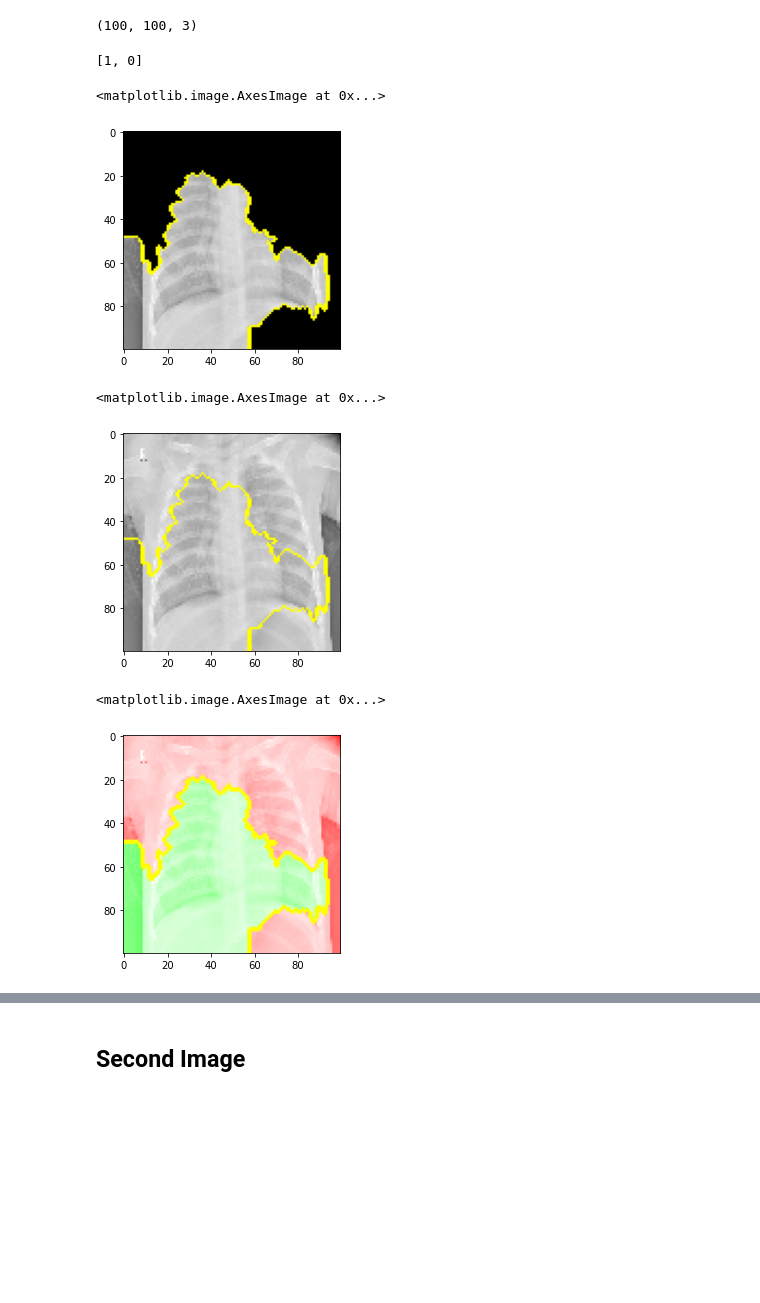
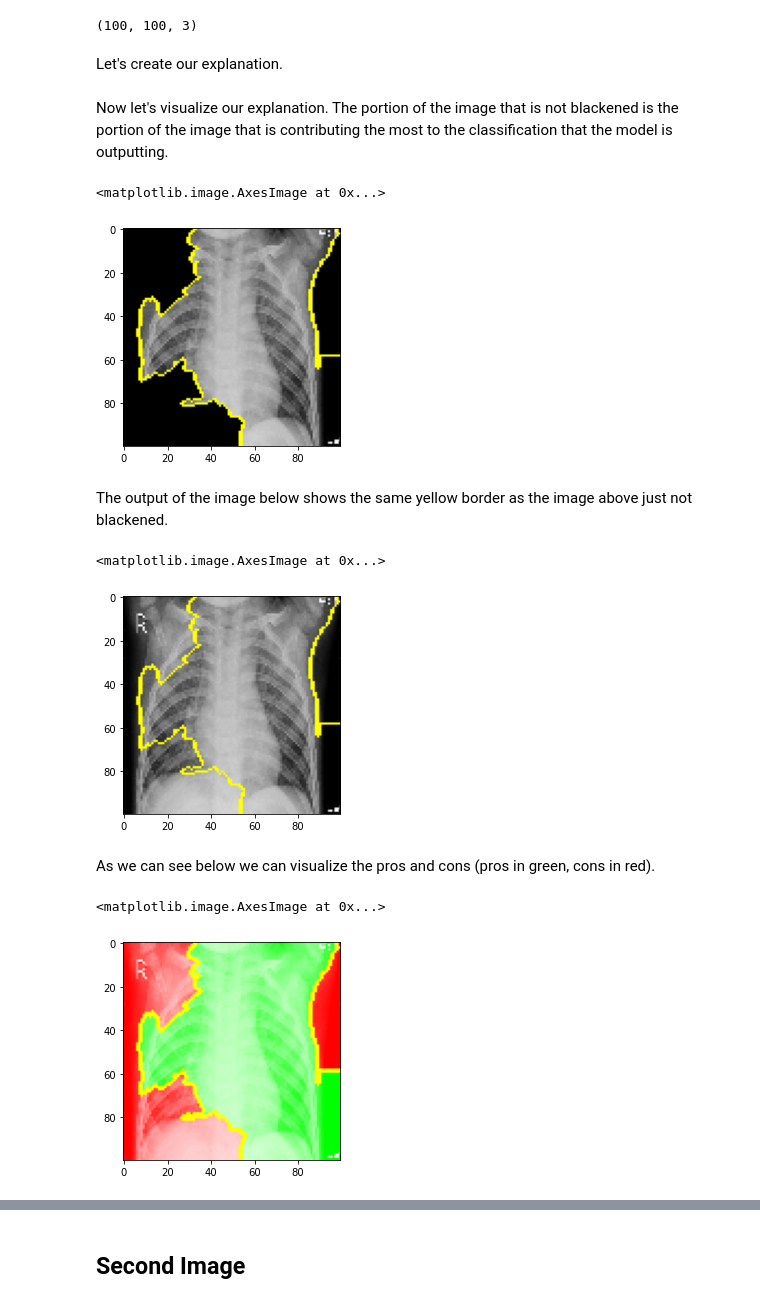
Before and after one commit to edgarbarr1/image-classification-neural-network, a Jupyter notebook: notebook/image-classification-notebook.ipynb, the cells around one changed output, grey strips where cells are left out. Saved outputs shown, nothing was run; the diff lists cells and outputs as text; code cells hidden in the pictures; blank space fills up the shorter version.

```diff
--- a/notebook/image-classification-notebook.ipynb
+++ b/notebook/image-classification-notebook.ipynb
@@ -442,10 +425,13 @@ visualize_training_results(history_model_2, 2)
 # %%
 model_3 = Sequential()
-model_3.add(Conv2D(128, kernel_size = 5, activation = 'relu', padding = 'same', input_shape = (100,100,3)))
-model_3.add(Dense(64, activation = 'tanh'))
+model_3.add(Conv2D(256, kernel_size = 5, activation = 'relu', padding = 'same', input_shape = (100,100,3)))
+model_3.add(Dense(128, activation = 'relu'))
 model_3.add(MaxPooling2D(4,4))
+model_3.add(Dropout(.20))
+model_3.add(Dense(64, activation='relu'))
 model_3.add(Flatten())
 model_3.add(Dense(32, activation = 'relu'))
+model_3.add(Dense(16, activation = 'relu'))
 model_3.add(Dense(16, activation = 'sigmoid'))
 model_3.add(Dense(2, activation = 'sigmoid'))
 # %%
@@ -474,10 +460,11 @@ _________________________________________________________________
 start = time.time()
 history_model_3 = model_3.fit(X_train,
                               y_train,
-                              batch_size= 32,
+                              batch_size= 64,
                               epochs = 10,
-                             validation_data = (X_test, y_test))
+                              validation_data = (X_test, y_test))
 
 end = time.time()
-print('Minutes: {}'.format((end-start)/60))
+print('------------------------------------------------')
+print('This model took {} minutes to train.'.format((end-start)/60))
 # %% [output]
@@ -657,5 +682,5 @@ recall_6: 87.98%
 # %%
-image_1 = X_train[0]
+image_1 = X_train[1]
 # %%
 print(image_1.shape)
 # %% [output]
@@ -684,10 +702,8 @@ image_1_expanded = np.expand_dims(image_1,axis=0)
 image_1_expanded[0].shape
 # %% [output]
 (100, 100, 3)
+# %% [markdown]
+Let's create our explanation.
 # %%
-explanation = explainer.explain_instance(image_1_expanded[0].astype('double'), model_4.predict,
-                                         top_labels=5, hide_color=0, num_samples = 100000)
+explanation = explainer.explain_instance(image_1_expanded[0].astype('double'), model_3.predict,
+                                         top_labels=5, hide_color=0, num_samples = 10000)
-# %%
-explanation.top_labels
-# %% [output]
-[1, 0]
@@ -696,21 +710,27 @@ from skimage.segmentation import mark_boundaries
+# %% [markdown]
+Now let's visualize our explanation. The portion of the image that is not blackened is the portion of the image that is contributing the most to the classification that the model is outputting.
 # %%
-temp, mask = explanation.get_image_and_mask(explanation.top_labels[0], positive_only=True, num_features=5,
+temp, mask = explanation.get_image_and_mask(explanation.top_labels[0], positive_only=True, num_features=3,
                                             hide_rest=True)
 plt.imshow(mark_boundaries(temp, mask))
 # %% [output]
 <matplotlib.image.AxesImage at 0x...>
-[figure, old version]
+[figure, new version]
+# %% [markdown]
+The output of the image below shows the same yellow border as the image above just not blackened.
 # %%
-temp, mask = explanation.get_image_and_mask(explanation.top_labels[0], positive_only=True, num_features=5,
+temp, mask = explanation.get_image_and_mask(explanation.top_labels[0], positive_only=True, num_features=3,
                                             hide_rest=False)
 plt.imshow(mark_boundaries(temp, mask))
 # %% [output]
 <matplotlib.image.AxesImage at 0x...>
-[figure, old version]
+[figure, new version]
+# %% [markdown]
+ As we can see below we can visualize the pros and cons (pros in green, cons in red).
 # %%
 temp, mask = explanation.get_image_and_mask(explanation.top_labels[0],
                                             positive_only=False, num_features=10, hide_rest=False)
 plt.imshow(mark_boundaries(temp, mask))
 # %% [output]
 <matplotlib.image.AxesImage at 0x...>
-[figure, old version]
+[figure, new version]
```
Also changed, not shown: parts of 100 cells of this notebook, 1 other file.
